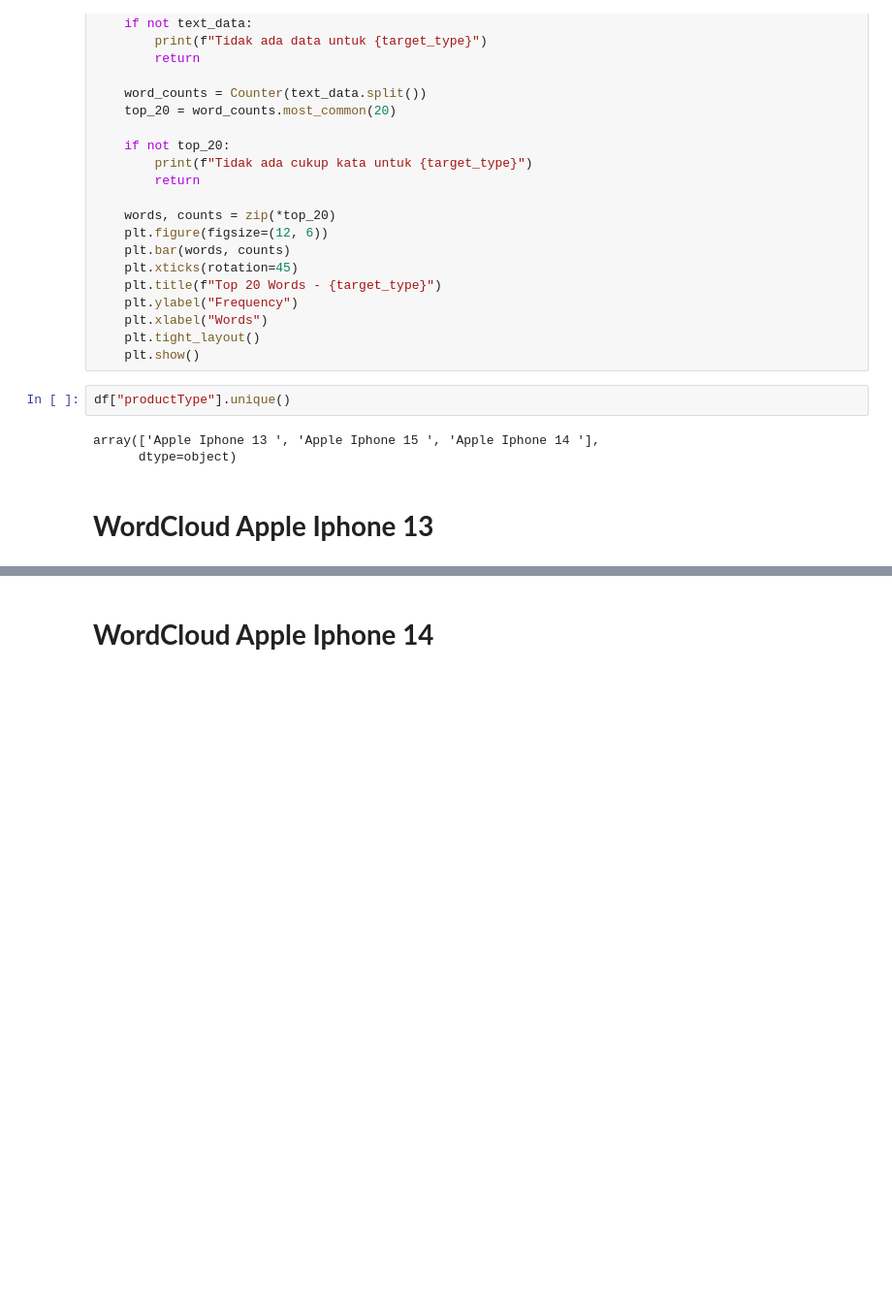
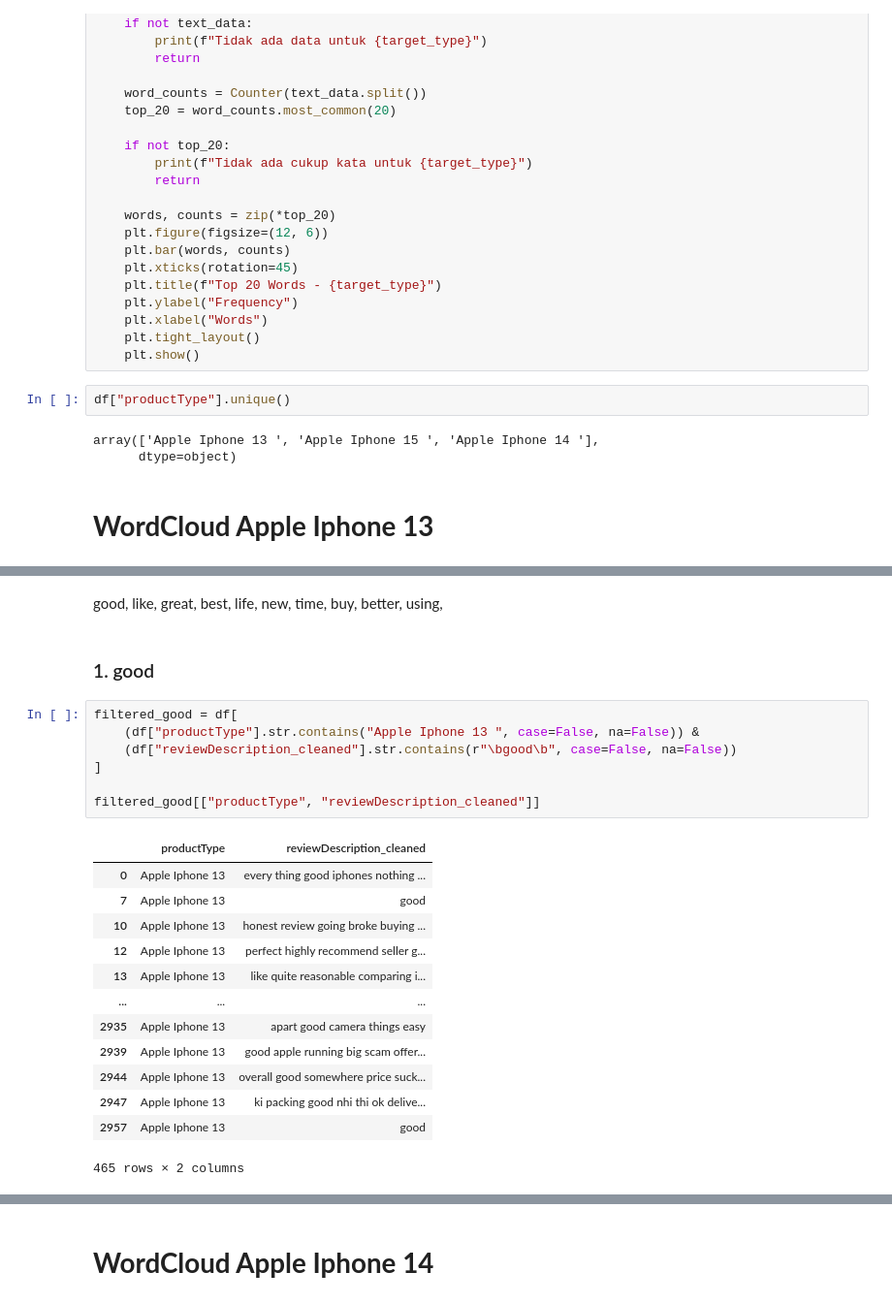
Before and after one commit to FTDS-assignment-bay/p2-final-project-ftds-027-hck-group-001, a Jupyter notebook: wordcloud.ipynb, the cells around one changed output, grey strips where cells are left out. Shown at 97% size. Saved outputs shown, nothing was run; the diff lists cells and outputs as text; blank space fills up the shorter version.

```diff
--- a/wordcloud.ipynb
+++ b/wordcloud.ipynb
@@ -146 +137,26 @@ plot_top20_words(df, target_type="Apple Iphone 13 ")
 [figure]
+# %% [markdown]
+good, like, great, best, life, new, time, buy, better, using,
+# %% [markdown]
+### 1. good
+# %%
+filtered_good = df[
+    (df["productType"].str.contains("Apple Iphone 13 ", case=False, na=False)) &
+    (df["reviewDescription_cleaned"].str.contains(r"\bgood\b", case=False, na=False))
+]
+
+filtered_good[["productType", "reviewDescription_cleaned"]]
+# %% [output]
+|  | productType | reviewDescription_cleaned |
+| 0 | Apple Iphone 13 | every thing good iphones nothing ... |
+| 7 | Apple Iphone 13 | good |
+| 10 | Apple Iphone 13 | honest review going broke buying ... |
+| 12 | Apple Iphone 13 | perfect highly recommend seller g... |
+| 13 | Apple Iphone 13 | like quite reasonable comparing i... |
+| ... | ... | ... |
+| 2935 | Apple Iphone 13 | apart good camera things easy |
+| 2939 | Apple Iphone 13 | good apple running big scam offer... |
+| 2944 | Apple Iphone 13 | overall good somewhere price suck... |
+| 2947 | Apple Iphone 13 | ki packing good nhi thi ok delive... |
+| 2957 | Apple Iphone 13 | good |
+465 rows × 2 columns
```
Also changed, not shown: parts of 82 cells of this notebook.
